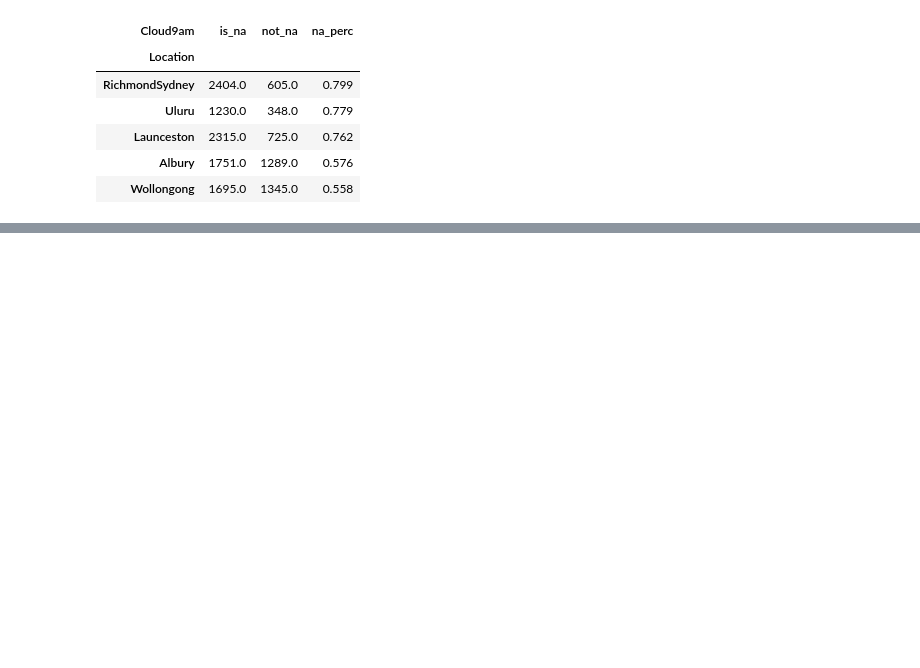
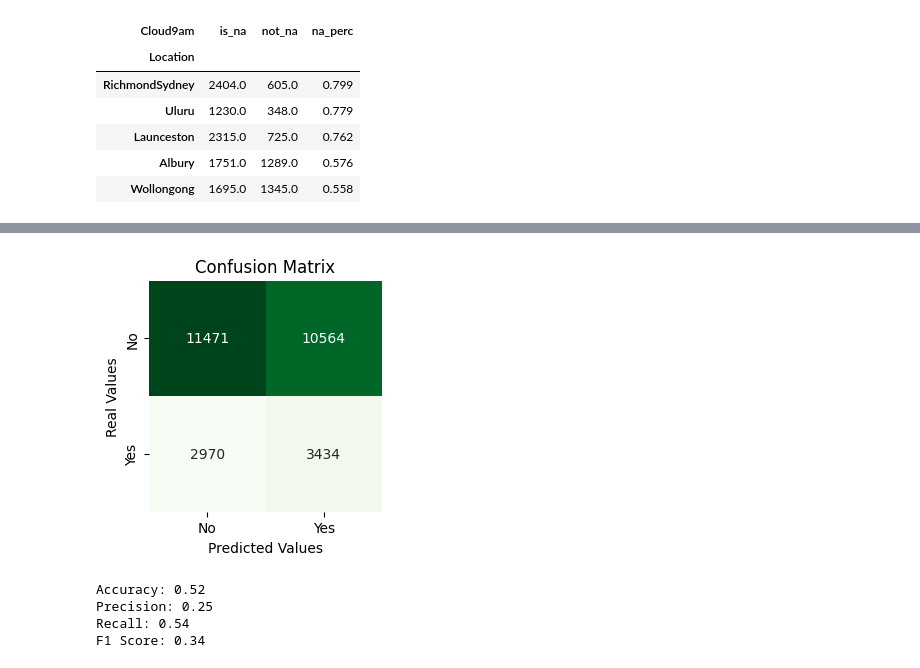
Before and after one commit to jcruz-ferreyra/aprMaqI_CEIA, a Jupyter notebook: TP/source/exploratory_analysis.ipynb, the cells around one changed output, grey strips where cells are left out. Cells and saved outputs as stored; diff of their text form; code cells hidden in the pictures; blank space fills up the shorter version.

```diff
--- a/TP/source/exploratory_analysis.ipynb
+++ b/TP/source/exploratory_analysis.ipynb
@@ -445,0 +545,13 @@ count_nas_per_location(df, "Cloud9am").head(5)
+# %%
+df['DayOfYear'] = df['Date'].dt.dayofyear
+
+# Determine the number of days in the year for each date (taking leap years into account)
+df['DaysInYear'] = df['Date'].dt.is_leap_year.apply(lambda leap: 366 if leap else 365)
+
+# Convert day of the year to angle in radians, dividing by DaysInYear + 1
+df['Angle'] = 2 * np.pi * (df['DayOfYear'] - 1) / (df['DaysInYear'])
+
+df['DayCos'] = np.cos(df['Angle'])
+df['DaySin'] = np.sin(df['Angle'])
+
+df = df.drop(columns=["DayOfYear", "DaysInYear", "Angle"])
@@ -445,0 +640,8 @@ count_nas_per_location(df, "Cloud9am").head(5)
+# %%
+utils.evaluate_predictions(y1_test, y1_pred)
+# %% [output]
+[figure, added]
+Accuracy: 0.52
+Precision: 0.25
+Recall: 0.54
+F1 Score: 0.34
```
Also changed, not shown: parts of 24 cells of this notebook, 1 other file.
